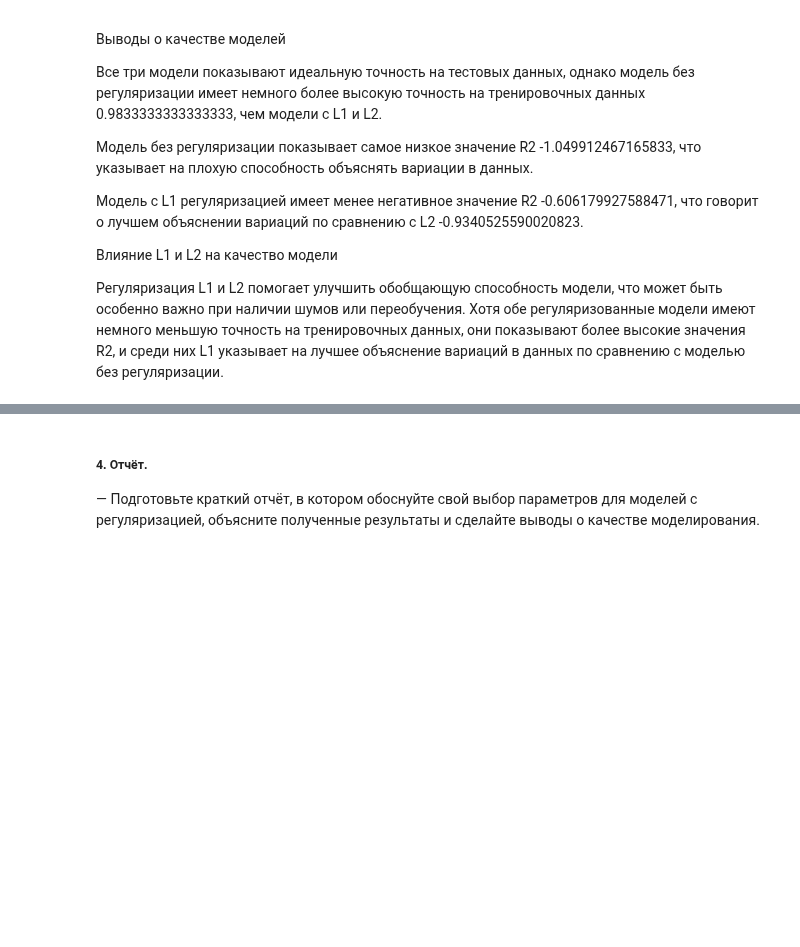
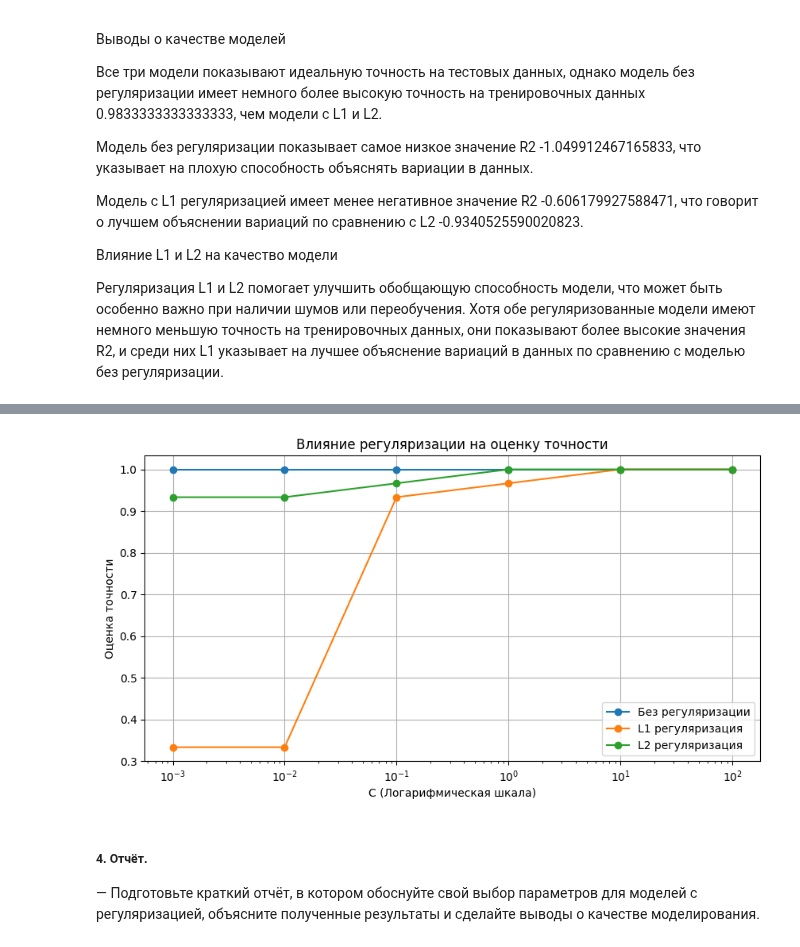
Before and after one commit to Ritorta/PythonDataBase, a Jupyter notebook: Work#6/Task_1.ipynb, the cells around one changed output, grey strips where cells are left out. Cells and saved outputs as stored; diff of their text form; code cells hidden in the pictures; blank space fills up the shorter version.

```diff
--- a/Work#6/Task_1.ipynb
+++ b/Work#6/Task_1.ipynb
@@ -401,3 +448,43 @@ R2 score (L2 регуляризация): -0.9340525590020823
+# %%
+# Переопределим данные для создания графиков
+accuracy_no_reg = []
+accuracy_l1 = []
+accuracy_l2 = []
+
+# Тестируем LogisticRegression без регуляризации, L1 и L2
+for C in C_values:
+    # Логистическая регрессия без регуляризации
+    reg_not = LogisticRegression(penalty=None, random_state=42)
+    reg_not.fit(X_train, y_train)
+    y_pred_no_reg = reg_not.predict(X_test)
+    accuracy_no_reg.append(accuracy_score(y_test, y_pred_no_reg))
+
+    # Логистическая регрессия с L1 регуляризацией
+    l1_reg = LogisticRegressionCV(penalty='l1', Cs=[C], solver='liblinear', cv=5, random_state=42)
+    l1_reg.fit(X_train, y_train)
+    y_pred_l1 = l1_reg.predict(X_test)
+    accuracy_l1.append(accuracy_score(y_test, y_pred_l1))
+
+    # Логистическая регрессия с L2 регуляризацией
+    l2_reg = LogisticRegressionCV(penalty='l2', Cs=[C], cv=5, random_state=42)
+    l2_reg.fit(X_train, y_train)
+    y_pred_l2 = l2_reg.predict(X_test)
+    accuracy_l2.append(accuracy_score(y_test, y_pred_l2))
+
+# Создаем графики
+plt.figure(figsize=(10, 5))
+plt.plot(C_values, accuracy_no_reg, label='Без регуляризации', marker='o')
+plt.plot(C_values, accuracy_l1, label='L1 регуляризация', marker='o')
+plt.plot(C_values, accuracy_l2, label='L2 регуляризация', marker='o')
+plt.xscale('log')
+plt.xlabel('C (Логарифмическая шкала)')
+plt.ylabel('Оценка точности')
+plt.title('Влияние регуляризации на оценку точности')
+plt.legend()
+plt.grid()
+plt.show()
+# %% [output]
+[figure, added]
 # %% [markdown]
 ##### 4. Отчёт.
 — Подготовьте краткий отчёт, в котором обоснуйте свой выбор параметров для моделей с регуляризацией, объясните полученные результаты и сделайте выводы о качестве моделирования.
```
Also changed, not shown: parts of 3 cells of this notebook.
